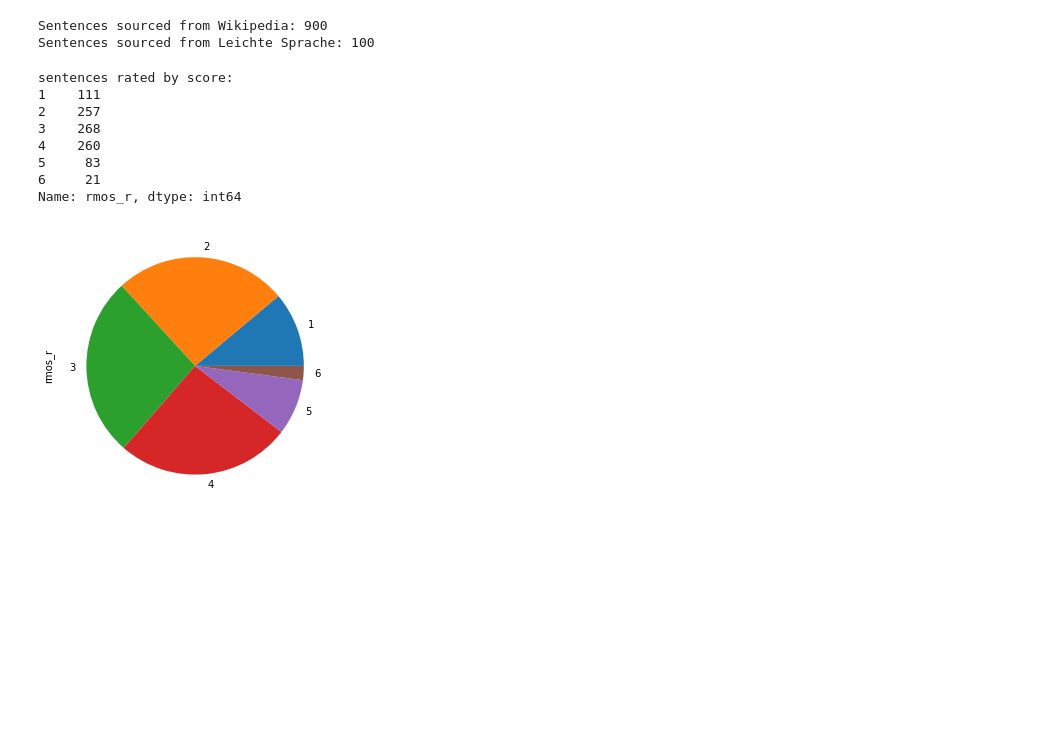
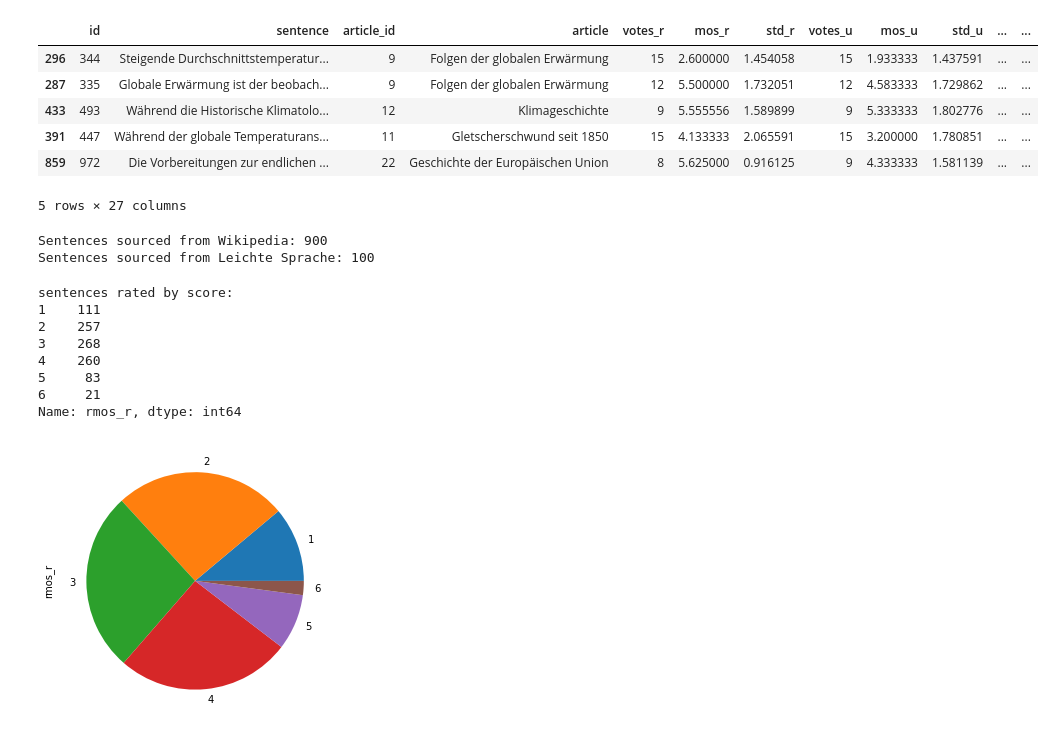
Before and after one commit to thegialeo/text-analytics-project, a Jupyter notebook: src/exploring_tcde.ipynb, the cells around one changed output. Cells and saved outputs as stored; diff of their text form; code cells hidden in the pictures; blank space fills up the shorter version.

```diff
--- a/src/exploring_tcde.ipynb
+++ b/src/exploring_tcde.ipynb
@@ -50,3 +122,13 @@ df_all.head()
+# %%
+df_all.sort_values(by="ari", ascending=False).head()
+# %% [output]
+|  | id | sentence | article_id | article | votes_r | mos_r | std_r | votes_u | mos_u | std_u | ... | ... |
+| 296 | 344 | Steigende Durchschnittstemperatur... | 9 | Folgen der globalen Erwärmung | 15 | 2.600000 | 1.454058 | 15 | 1.933333 | 1.437591 | ... | ... |
+| 287 | 335 | Globale Erwärmung ist der beobach... | 9 | Folgen der globalen Erwärmung | 12 | 5.500000 | 1.732051 | 12 | 4.583333 | 1.729862 | ... | ... |
+| 433 | 493 | Während die Historische Klimatolo... | 12 | Klimageschichte | 9 | 5.555556 | 1.589899 | 9 | 5.333333 | 1.802776 | ... | ... |
+| 391 | 447 | Während der globale Temperaturans... | 11 | Gletscherschwund seit 1850 | 15 | 4.133333 | 2.065591 | 15 | 3.200000 | 1.780851 | ... | ... |
+| 859 | 972 | Die Vorbereitungen zur endlichen ... | 22 | Geschichte der Europäischen Union | 8 | 5.625000 | 0.916125 | 9 | 4.333333 | 1.581139 | ... | ... |
+5 rows × 27 columns
 # %%
 df_wikipedia = df_all[df_all['article_id'] < 24]
 df_leichte = df_all[df_all['article_id'] > 23]
```
Also changed, not shown: parts of 9 cells of this notebook, 1 other file.
